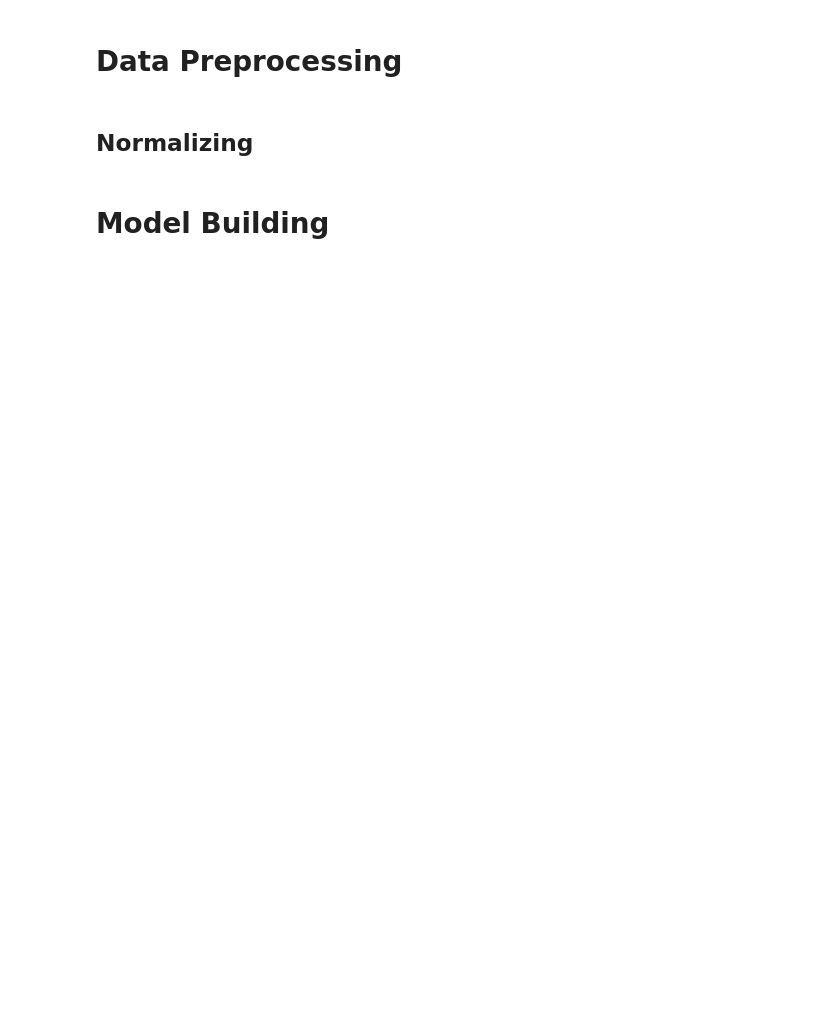
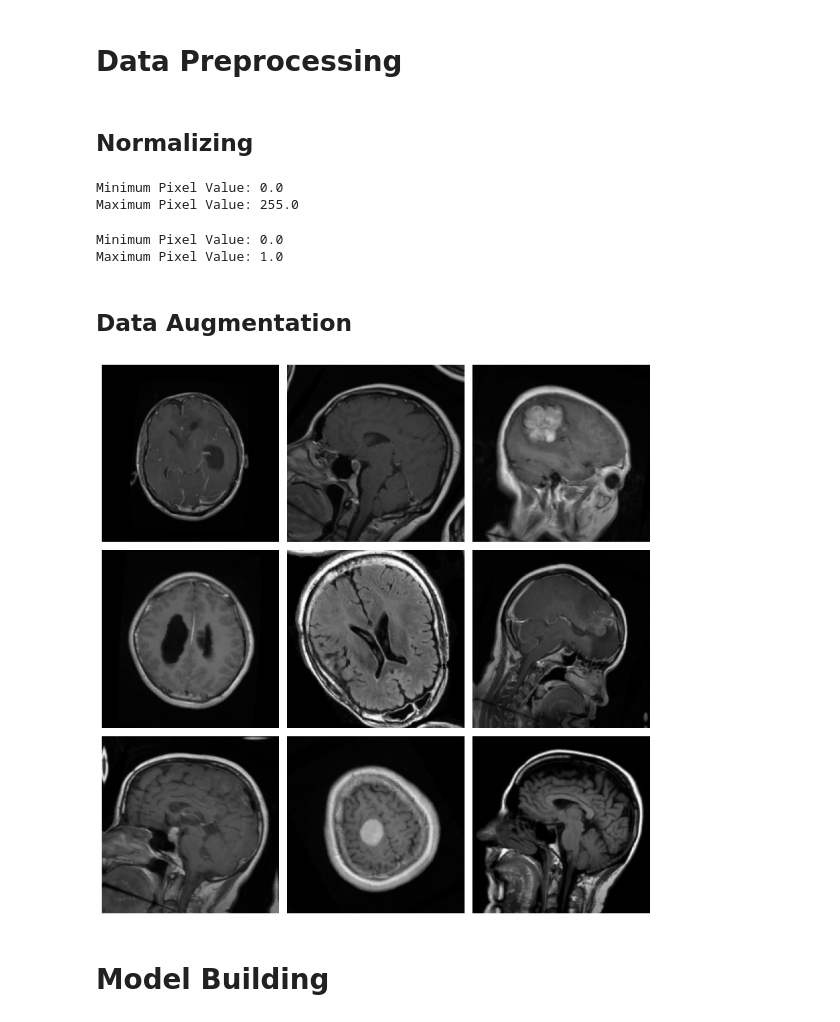
Before and after one commit to Govind-2004/Computer_Vision_Parallel_Project_Group_2, a Jupyter notebook: Group_2_CNN_Model.ipynb, the cells around one changed output. Saved outputs shown, nothing was run; the diff lists cells and outputs as text; code cells hidden in the pictures; blank space fills up the shorter version.

```diff
--- a/Group_2_CNN_Model.ipynb
+++ b/Group_2_CNN_Model.ipynb
@@ -12,3 +147,35 @@
 # Data Preprocessing
 # %% [markdown]
 ## Normalizing
+# %%
+# Before normalizing
+images, labels = next(iter(train_dataset))
+print("Minimum Pixel Value:", images.numpy().min())
+print("Maximum Pixel Value:", images.numpy().max())
+# %% [output]
+Minimum Pixel Value: 0.0
+Maximum Pixel Value: 255.0
+# %%
+# Normalizing
+
+normalization_layer = tf.keras.layers.Rescaling(1./255)
+
+train_dataset = train_dataset.map(
+    lambda x, y: (normalization_layer(x), y)
+)
+
+validation_dataset = validation_dataset.map(
+    lambda x, y: (normalization_layer(x), y)
+)
+
+test_dataset = test_dataset.map(
+    lambda x, y: (normalization_layer(x), y)
+)
+# %%
+# After normalizing
+images, labels = next(iter(train_dataset))
+print("Minimum Pixel Value:", images.numpy().min())
+print("Maximum Pixel Value:", images.numpy().max())
+# %% [output]
+Minimum Pixel Value: 0.0
+Maximum Pixel Value: 1.0
@@ -14,0 +184,8 @@
+# %% [markdown]
+## Data Augmentation
+# %%
+data_augmentation = tf.keras.Sequential([
+    tf.keras.layers.RandomFlip("horizontal"),
+    tf.keras.layers.RandomRotation(0.1),
+    tf.keras.layers.RandomZoom(0.1)
+])
@@ -15,2 +194,19 @@
+# %%
+# Visualize augmented images
+images, labels = next(iter(train_dataset))
+
+plt.figure(figsize=(10,10))
+
+for i in range(9):
+    augmented_image = data_augmentation(images)[i]
+
+    plt.subplot(3,3,i+1)
+    plt.imshow(augmented_image.numpy())
+    plt.axis("off")
+
+plt.tight_layout()
+plt.show()
+# %% [output]
+[figure, added]
 # %% [markdown]
 # Model Building
```
Also changed, not shown: parts of 16 cells of this notebook.
